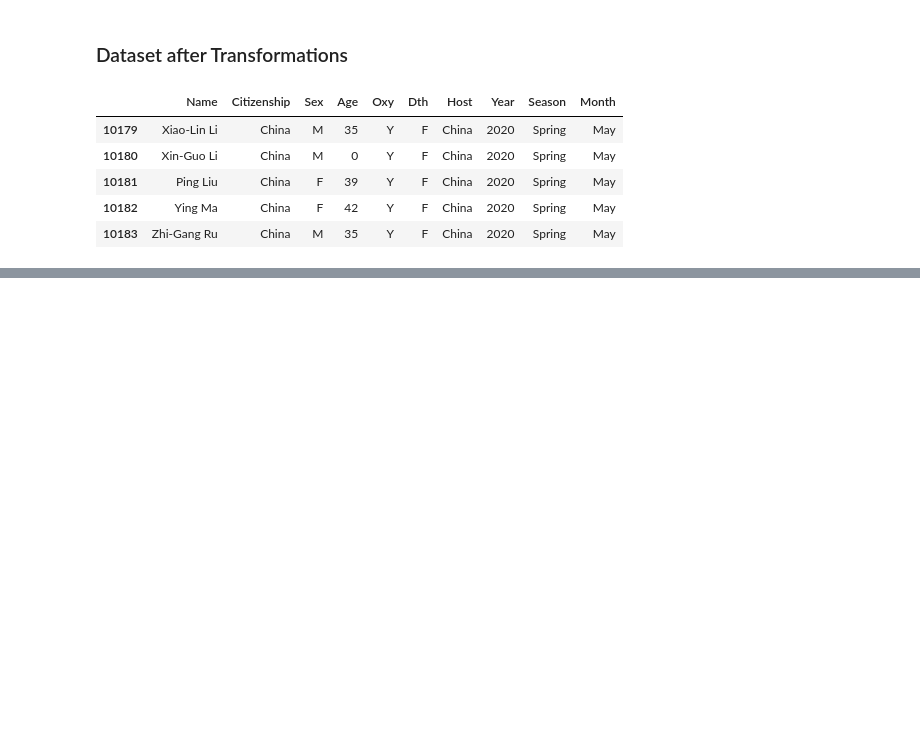
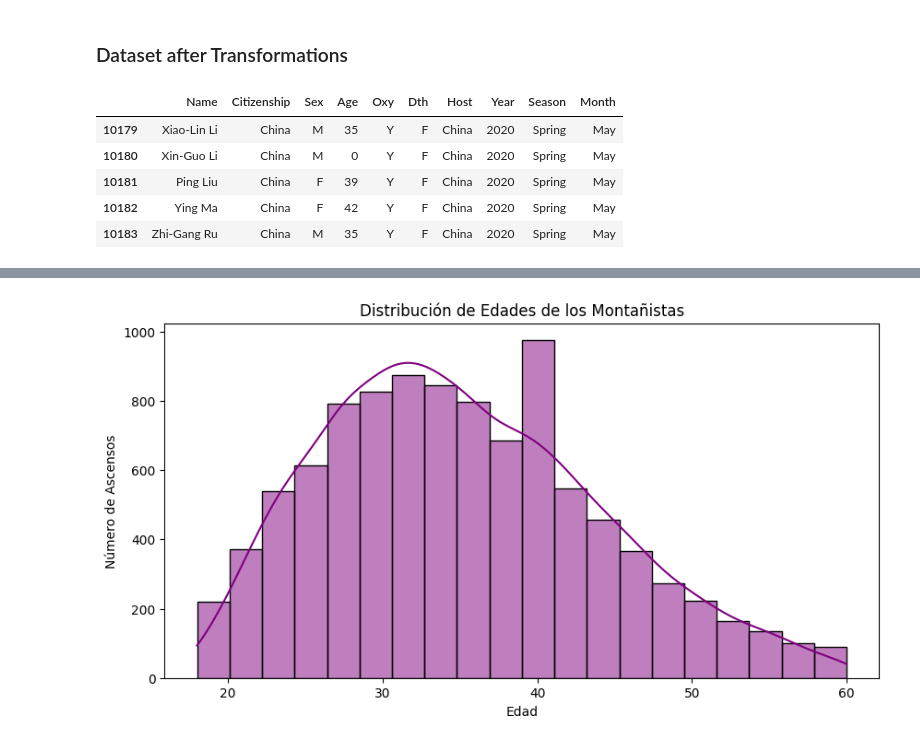
Before and after one commit to Colo07/MtEverestAscentAnalysis, a Jupyter notebook: EverestAscent.ipynb, the cells around one changed output, grey strips where cells are left out. Drawn from its saved outputs; the diff is of its cells as text; code cells hidden in the pictures; blank space fills up the shorter version.

```diff
--- a/EverestAscent.ipynb
+++ b/EverestAscent.ipynb
@@ -113,0 +124,11 @@ plt.show()
+# %%
+df = df[(df['Age'] >= 18) & (df['Age'] <= 60)]  #297 rows deleted
+# %%
+plt.figure(figsize=(10, 5))
+sns.histplot(df['Age'].astype(float), bins=20, kde=True, color="purple")
+plt.xlabel("Edad")
+plt.ylabel("Número de Ascensos")
+plt.title("Distribución de Edades de los Montañistas")
+plt.show()
+# %% [output]
+[figure, added]
```
Also changed, not shown: parts of 22 cells of this notebook.
